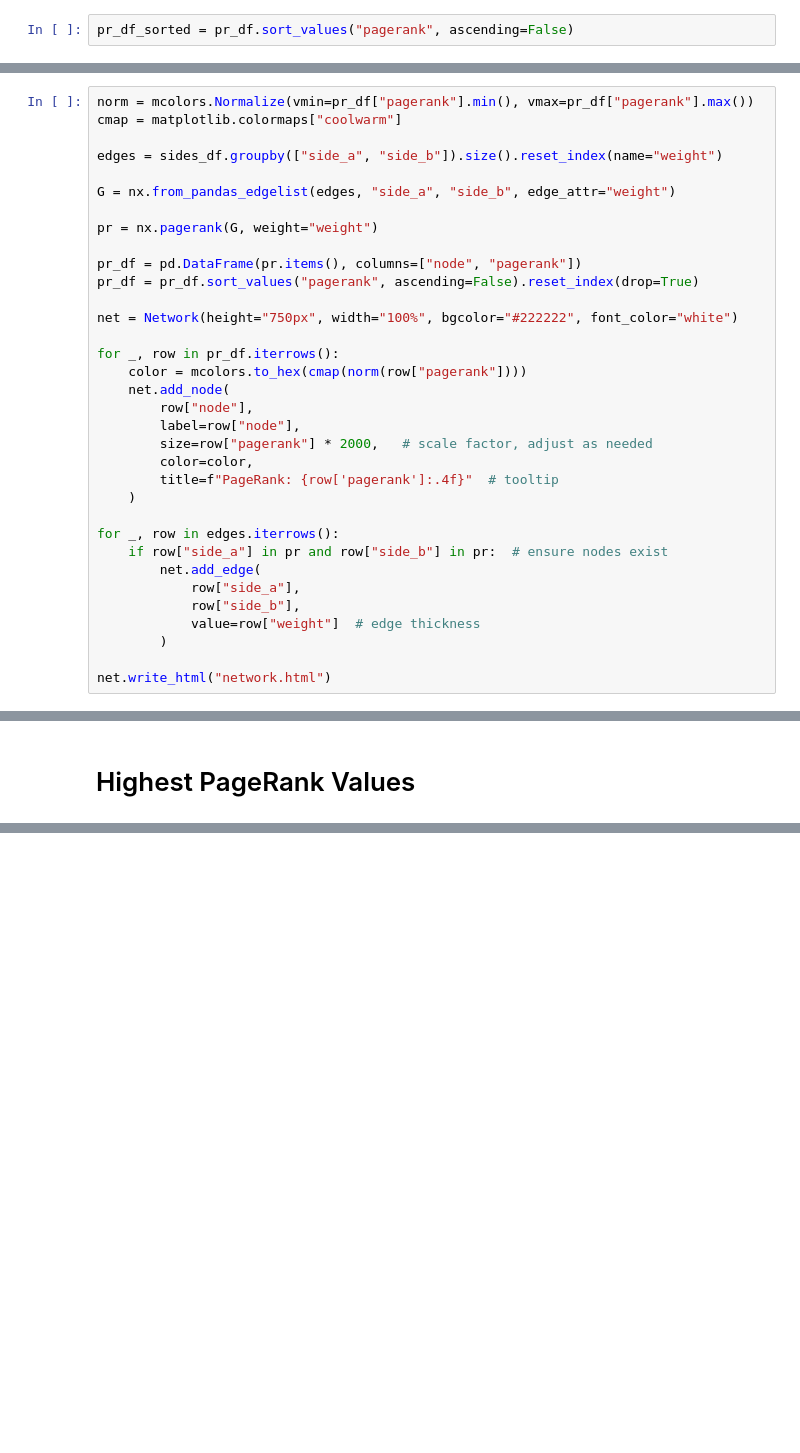
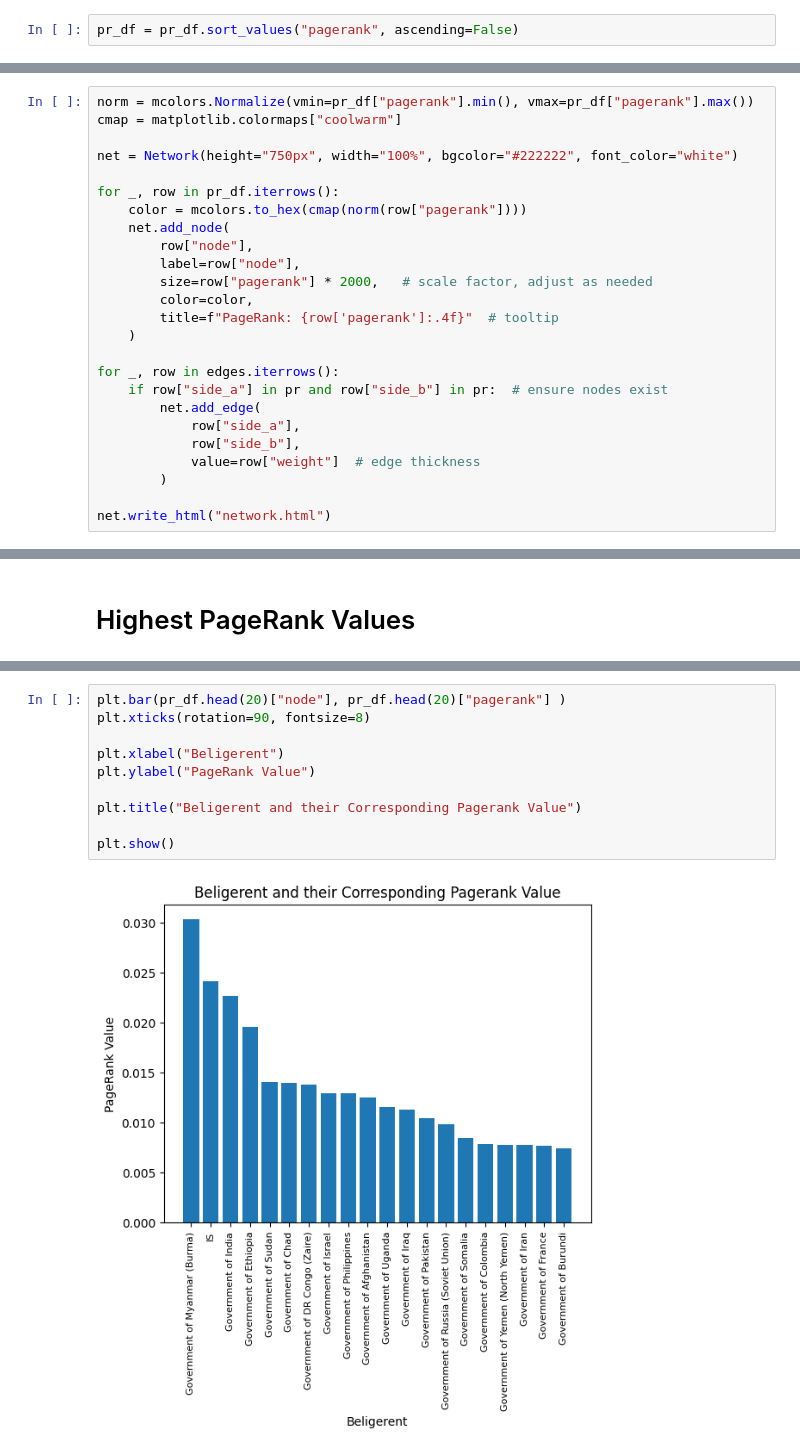
Before and after one commit to Raindeeru/pagerank-miniproject, a Jupyter notebook: miniproject1_pagerank.ipynb, the cells around one changed output, grey strips where cells are left out. Saved outputs shown, nothing was run; the diff lists cells and outputs as text; blank space fills up the shorter version.

Commit message:
added bar chart

```diff
--- a/miniproject1_pagerank.ipynb
+++ b/miniproject1_pagerank.ipynb
@@ -96,21 +97,12 @@ pr = nx.pagerank(G, weight="weight")
 # %%
 pr_df = pd.DataFrame(pr.items(), columns=["node", "pagerank"])
 # %%
-pr_df_sorted = pr_df.sort_values("pagerank", ascending=False)
+pr_df = pr_df.sort_values("pagerank", ascending=False)
 # %% [markdown]
 # Visualization
 # %%
 norm = mcolors.Normalize(vmin=pr_df["pagerank"].min(), vmax=pr_df["pagerank"].max())
 cmap = matplotlib.colormaps["coolwarm"]
-
-edges = sides_df.groupby(["side_a", "side_b"]).size().reset_index(name="weight")
-
-G = nx.from_pandas_edgelist(edges, "side_a", "side_b", edge_attr="weight")
-
-pr = nx.pagerank(G, weight="weight")
-
-pr_df = pd.DataFrame(pr.items(), columns=["node", "pagerank"])
-pr_df = pr_df.sort_values("pagerank", ascending=False).reset_index(drop=True)
 
 net = Network(height="750px", width="100%", bgcolor="#222222", font_color="white")
 
@@ -154,3 +146,15 @@ pr_df_sorted.head(10)
 | 216 | Government of Israel | 0.012967 |
 | 547 | Government of Philippines | 0.012919 |
 | 0 | Government of Afghanistan | 0.012501 |
+# %%
+plt.bar(pr_df.head(20)["node"], pr_df.head(20)["pagerank"] )
+plt.xticks(rotation=90, fontsize=8)
+
+plt.xlabel("Beligerent")
+plt.ylabel("PageRank Value")
+
+plt.title("Beligerent and their Corresponding Pagerank Value")
+
+plt.show()
+# %% [output]
+[figure, added]
```
Also changed, not shown: parts of 3 cells of this notebook.
